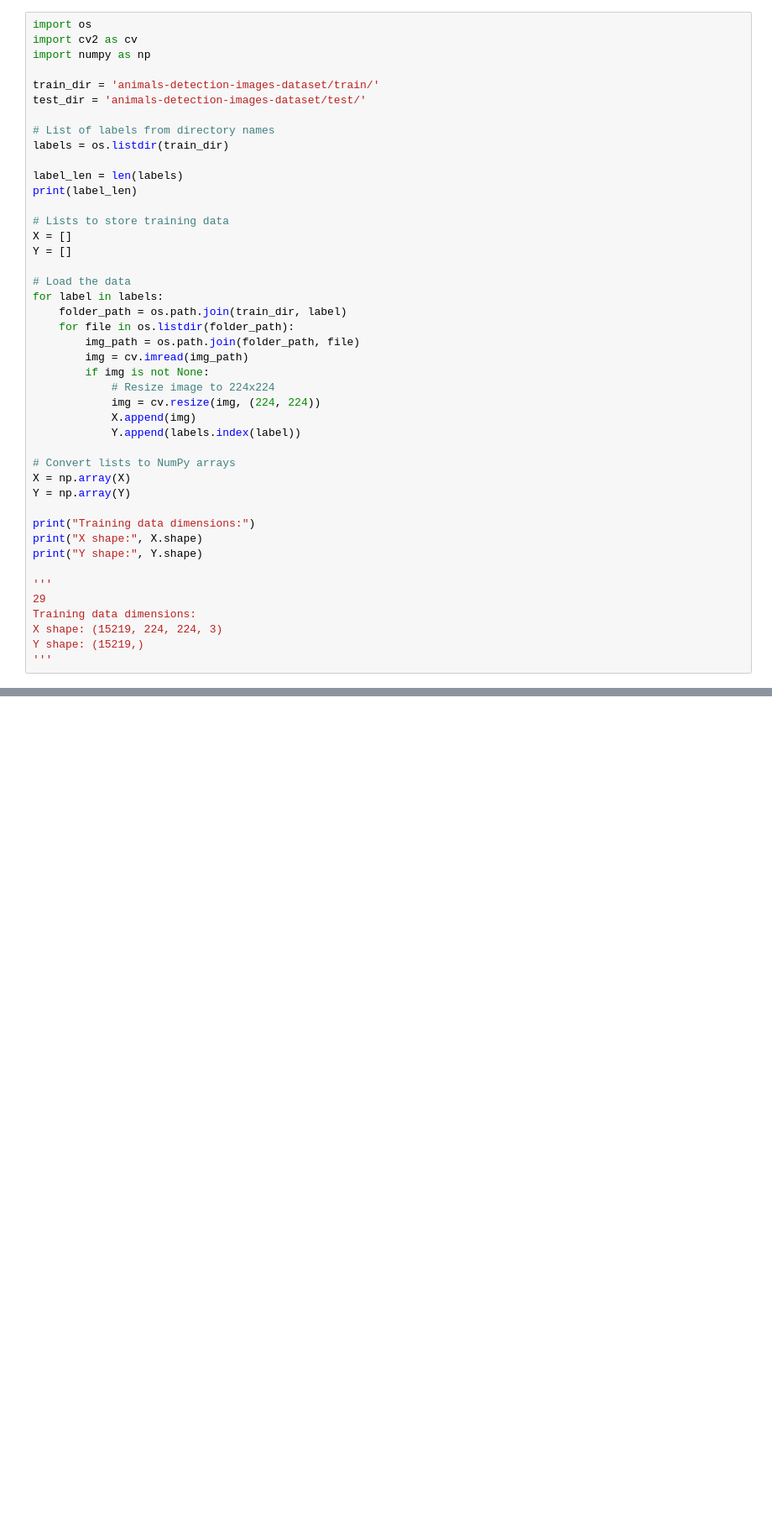
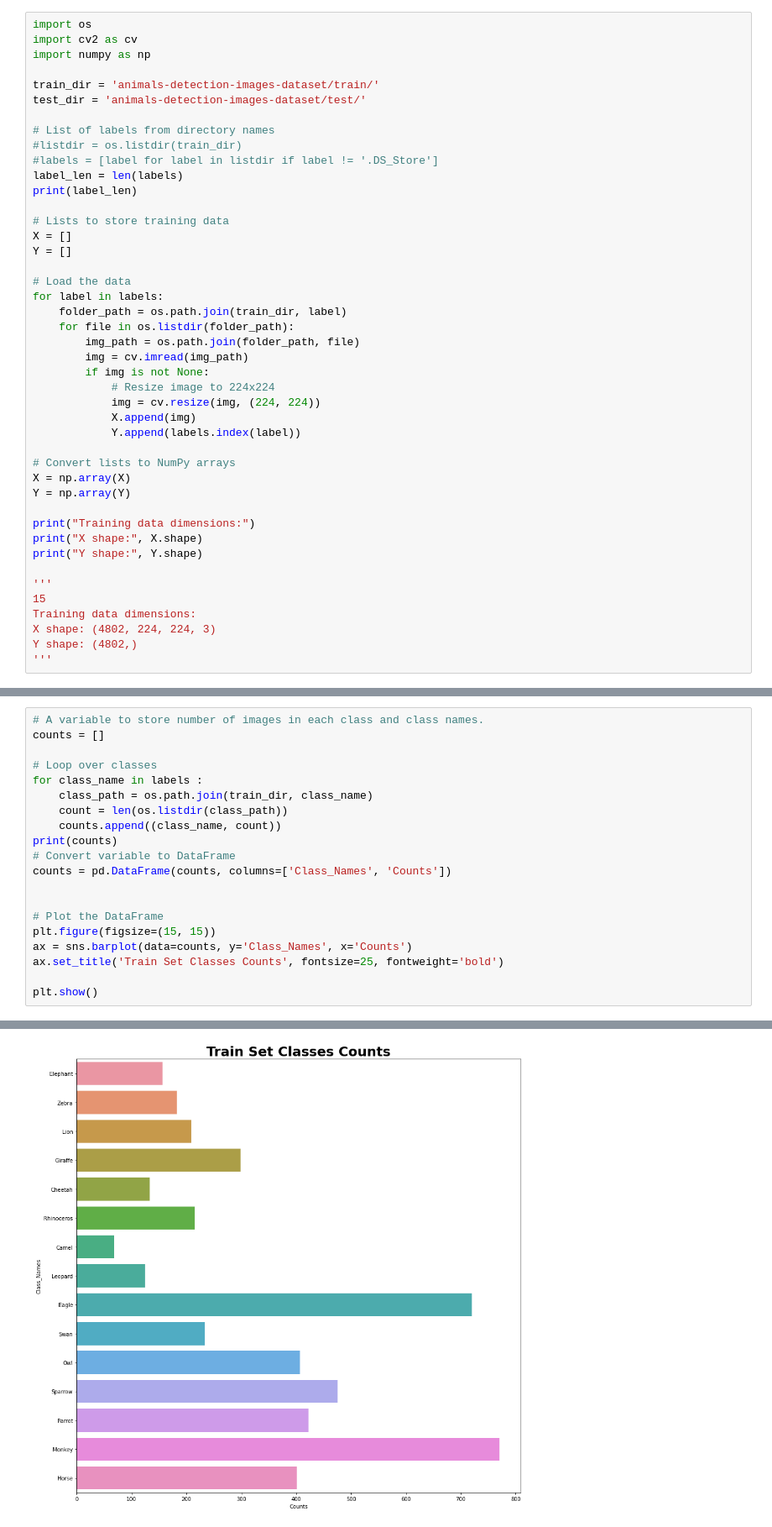
Before and after one commit to avishagnevo/functional-entropy, a Jupyter notebook: transfer_training.ipynb, the cells around one changed output, grey strips where cells are left out. Shown: that part at 84% size. Drawn from its saved outputs; the diff is of its cells as text; blank space fills up the shorter version.

Commit message:
training for 15 classes

```diff
--- a/transfer_training.ipynb
+++ b/transfer_training.ipynb
@@ -28,8 +49,8 @@ train_dir = 'animals-detection-images-dataset/train/'
 test_dir = 'animals-detection-images-dataset/test/'
 
 # List of labels from directory names
-labels = os.listdir(train_dir)
-
+#listdir = os.listdir(train_dir)
+#labels = [label for label in listdir if label != '.DS_Store']
 label_len = len(labels)
 print(label_len)
 
@@ -58,9 +79,9 @@ print("X shape:", X.shape)
 print("Y shape:", Y.shape)
 
 '''
-29
+15
 Training data dimensions:
-X shape: (15219, 224, 224, 3)
-Y shape: (15219,)
+X shape: (4802, 224, 224, 3)
+Y shape: (4802,)
 '''
 # %% [output]
@@ -70,0 +93,21 @@ Y shape: (15219,)
+# %%
+# A variable to store number of images in each class and class names.
+counts = []
+
+# Loop over classes
+for class_name in labels :
+    class_path = os.path.join(train_dir, class_name)
+    count = len(os.listdir(class_path))
+    counts.append((class_name, count))
+print(counts)
+# Convert variable to DataFrame
+counts = pd.DataFrame(counts, columns=['Class_Names', 'Counts'])
+
+
+# Plot the DataFrame
+plt.figure(figsize=(15, 15))
+ax = sns.barplot(data=counts, y='Class_Names', x='Counts')
+ax.set_title('Train Set Classes Counts', fontsize=25, fontweight='bold')
+
+plt.show()
+# %% [output]
@@ -71,3 +115,4 @@ Y shape: (15219,)
+[figure, added]
 # %%
 # Variables for validation data
 X_valid = []
```
Also changed, not shown: parts of 14 cells of this notebook, 2 other files.
